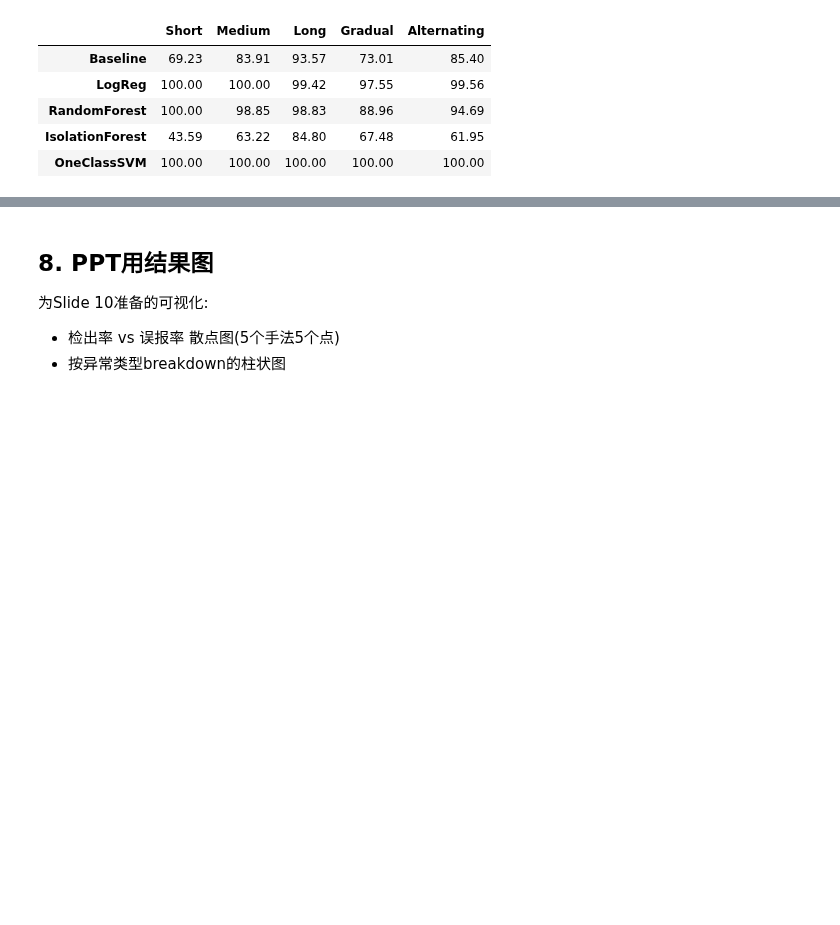
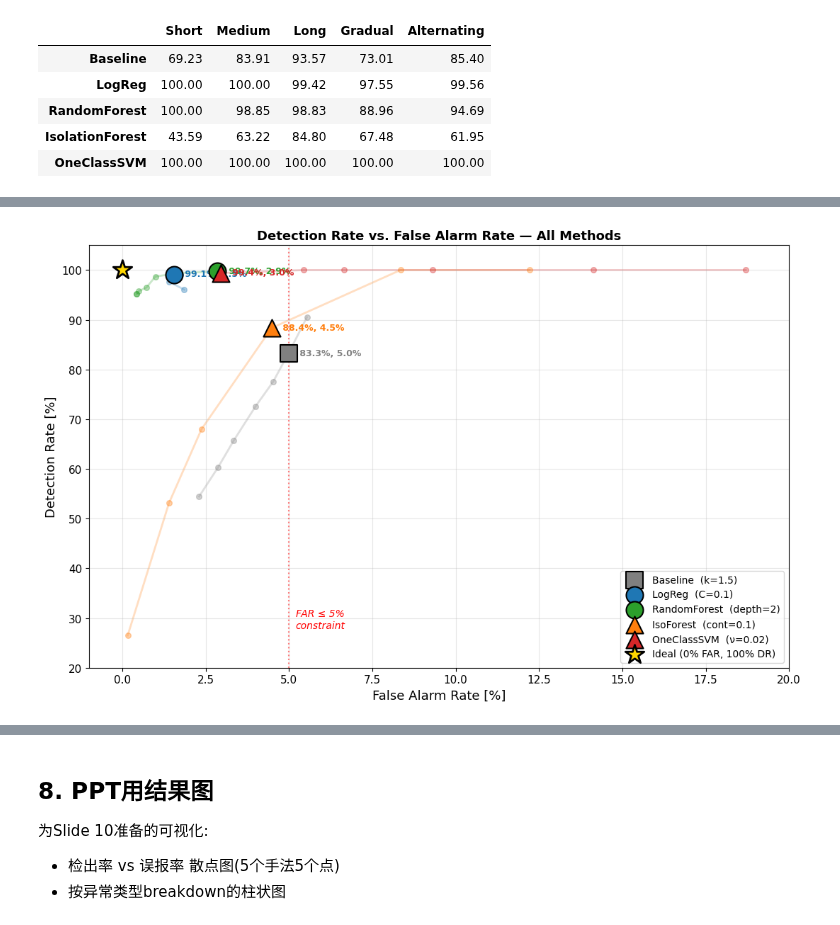
Before and after one commit to zdc1zdd/ble-anomaly-detection, a Jupyter notebook: anomaly_detection.ipynb, the cells around one changed output, grey strips where cells are left out. Drawn from its saved outputs; the diff is of its cells as text; code cells hidden in the pictures; blank space fills up the shorter version.

```diff
--- a/anomaly_detection.ipynb
+++ b/anomaly_detection.ipynb
@@ -795,3 +795,89 @@ breakdown_df
 | RandomForest | 100.00 | 98.85 | 98.83 | 88.96 | 94.69 |
 | IsolationForest | 43.59 | 63.22 | 84.80 | 67.48 | 61.95 |
 | OneClassSVM | 100.00 | 100.00 | 100.00 | 100.00 | 100.00 |
+# %%
+# ========== Slide 12: 最终对比 ==========
+
+# Baseline的超参数扫描
+k_values = [1.0, 1.5, 2.0, 2.5, 3.0, 3.5, 4.0]
+baseline_results = []
+print("=== Baseline (μ-k·σ): scan k ===")
+for k in k_values:
+    m = BaselineThreshold(k=k)
+    dr, far = eval_method_quick(m)
+    baseline_results.append((k, dr, far))
+    print(f"  k={k:.1f}: DR={dr:.2f}%, FAR={far:.2f}%")
+
+# 选每个方法的最佳点(在 FAR <= 5% 约束下,DR 最高)
+def pick_best(results, far_limit=5.0):
+    valid = [r for r in results if r[2] <= far_limit]
+    if not valid:
+        return min(results, key=lambda r: r[2])
+    return max(valid, key=lambda r: r[1])
+
+best_baseline = pick_best(baseline_results)
+best_lr      = pick_best(lr_results)
+best_rf      = pick_best(rf_results)
+best_iforest = pick_best(iforest_results)
+best_ocsvm   = pick_best(ocsvm_results)
+
+# === 画图 ===
+fig, ax = plt.subplots(figsize=(11, 7))
+
+configs = [
+    ('Baseline',     best_baseline, 'gray',      's', f'k={best_baseline[0]}'),
+    ('LogReg',       best_lr,       '#1f77b4',   'o', f'C={best_lr[0]}'),
+    ('RandomForest', best_rf,       '#2ca02c',   'o', f'depth={best_rf[0]}'),
+    ('IsoForest',    best_iforest,  '#ff7f0e',   '^', f'cont={best_iforest[0]}'),
+    ('OneClassSVM',  best_ocsvm,    '#d62728',   '^', f'ν={best_ocsvm[0]}'),
+]
+
+all_scans = [
+    ('Baseline',     baseline_results, 'gray'),
+    ('LogReg',       lr_results,       '#1f77b4'),
+    ('RandomForest', rf_results,       '#2ca02c'),
+    ('IsoForest',    iforest_results,  '#ff7f0e'),
+    ('OneClassSVM',  ocsvm_results,    '#d62728'),
+]
+
+# scan曲线作为浅色背景
+for name, results, color in all_scans:
+    drs = [r[1] for r in results]
+    fars = [r[2] for r in results]
+    ax.plot(fars, drs, '-', color=color, alpha=0.25, linewidth=2, zorder=1)
+    ax.scatter(fars, drs, c=color, s=30, alpha=0.35, zorder=2)
+
+# 最佳点
+for name, best, color, marker, hp_label in configs:
+    _, dr, far = best
+    ax.scatter(far, dr, c=color, s=300, marker=marker,
+               edgecolors='black', linewidth=1.5, zorder=10,
+               label=f'{name}  ({hp_label})')
+    ax.annotate(f' {dr:.1f}%, {far:.1f}%',
+                (far, dr), fontsize=9,
+                xytext=(8, -2), textcoords='offset points',
+                color=color, fontweight='bold')
+
+# 理想点
+ax.scatter(0, 100, s=400, marker='*', c='gold',
+           edgecolors='black', linewidth=2, zorder=11,
+           label='Ideal (0% FAR, 100% DR)')
+
+# 5% FAR线
+ax.axvline(x=5, color='red', linestyle=':', alpha=0.5, linewidth=1.5)
+ax.text(5.2, 28, 'FAR ≤ 5%\nconstraint',
+        fontsize=10, color='red', style='italic')
+
+ax.set_xlabel('False Alarm Rate [%]', fontsize=13)
+ax.set_ylabel('Detection Rate [%]', fontsize=13)
+ax.set_title('Detection Rate vs. False Alarm Rate — All Methods',
+             fontsize=13, fontweight='bold')
+ax.legend(loc='lower right', fontsize=10, framealpha=0.8)
+ax.grid(True, alpha=0.3)
+ax.set_xlim(-1, 20)
+ax.set_ylim(20, 105)
+
+plt.tight_layout()
+plt.savefig(f'{OUTPUT_DIR}/final_comparison.png', dpi=300, bbox_inches='tight')
+plt.show()
+# %% [output]
@@ -797,0 +892 @@ breakdown_df
+[figure, added]
```
Also changed, not shown: parts of 2 cells of this notebook, 1 other file.
